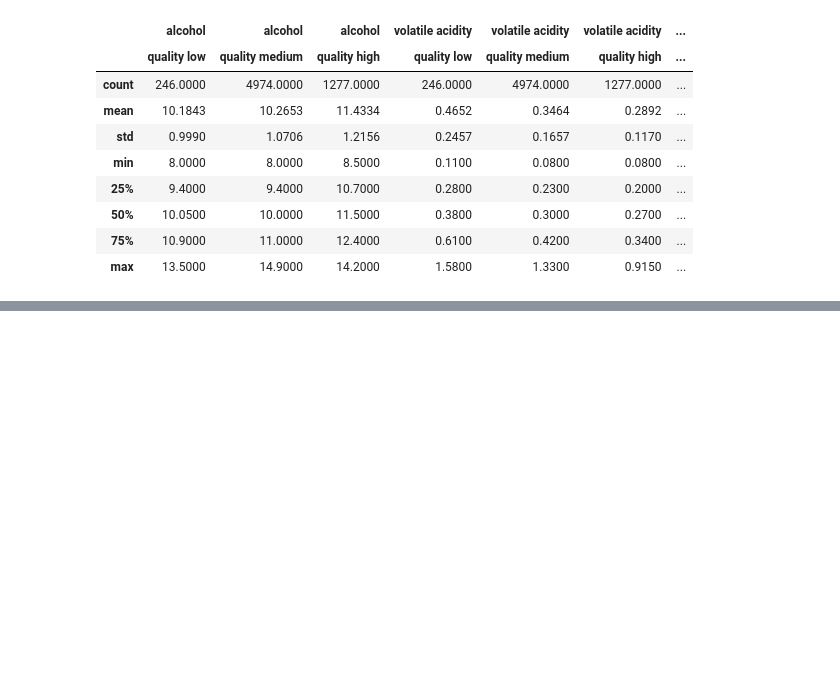
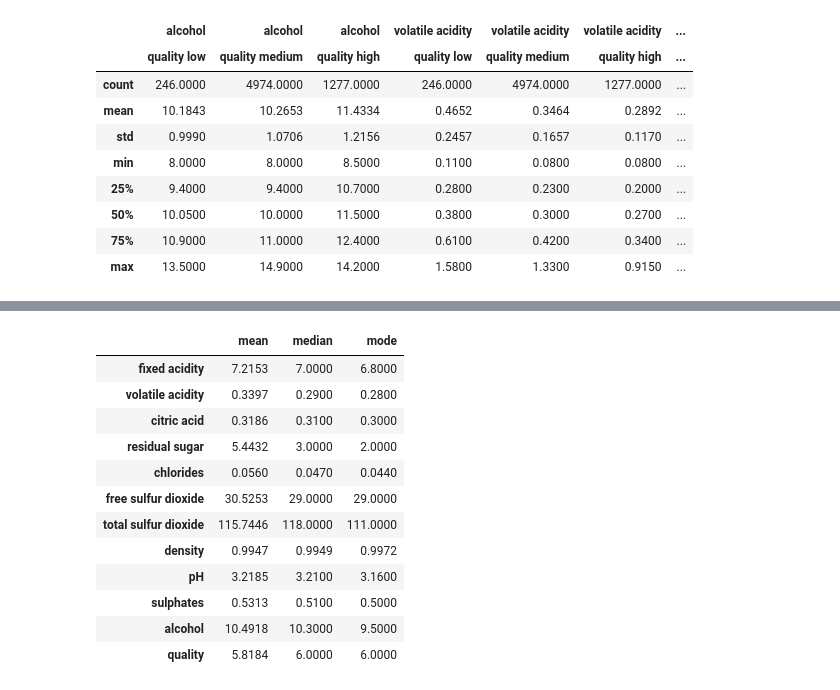
Before and after one commit to Spontaniczny/Data-Visualization, a Jupyter notebook: lab1/lab1.ipynb, the cells around one changed output, grey strips where cells are left out. Drawn from its saved outputs; the diff is of its cells as text; code cells hidden in the pictures; blank space fills up the shorter version.

```diff
--- a/lab1/lab1.ipynb
+++ b/lab1/lab1.ipynb
@@ -89,0 +118,21 @@ concat_described(data_frames = [wines.where(wines["quality_label"] == "low"),
+# %%
+central_tendency_measures = pd.DataFrame({
+    "mean" : numeric_columns.mean(),
+    "median" : numeric_columns.median(),
+    "mode" : numeric_columns.mode().iloc[0]
+})
+display(central_tendency_measures)
+# %% [output]
+|  | mean | median | mode |
+| fixed acidity | 7.2153 | 7.0000 | 6.8000 |
+| volatile acidity | 0.3397 | 0.2900 | 0.2800 |
+| citric acid | 0.3186 | 0.3100 | 0.3000 |
+| residual sugar | 5.4432 | 3.0000 | 2.0000 |
+| chlorides | 0.0560 | 0.0470 | 0.0440 |
+| free sulfur dioxide | 30.5253 | 29.0000 | 29.0000 |
+| total sulfur dioxide | 115.7446 | 118.0000 | 111.0000 |
+| density | 0.9947 | 0.9949 | 0.9972 |
+| pH | 3.2185 | 3.2100 | 3.1600 |
+| sulphates | 0.5313 | 0.5100 | 0.5000 |
+| alcohol | 10.4918 | 10.3000 | 9.5000 |
+| quality | 5.8184 | 6.0000 | 6.0000 |
```
Also changed, not shown: parts of 9 cells of this notebook.
